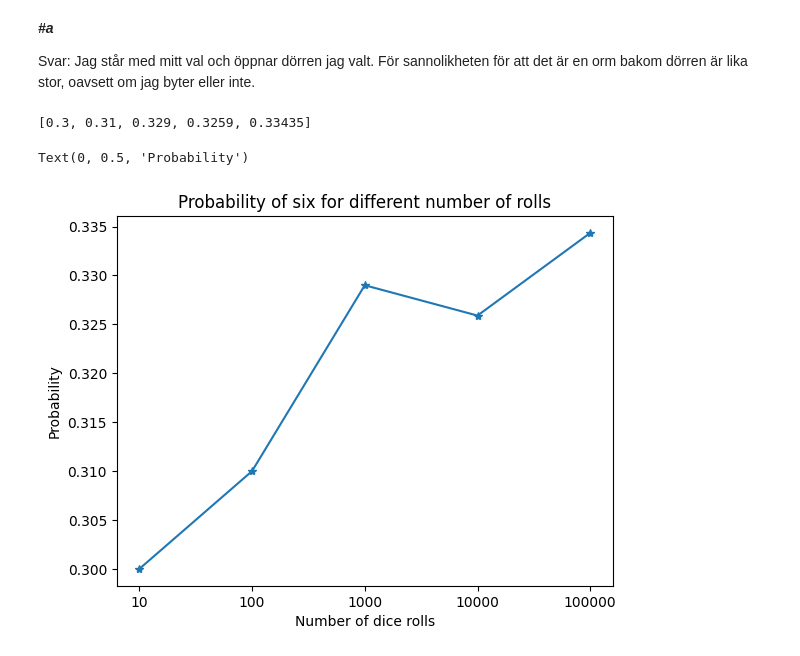
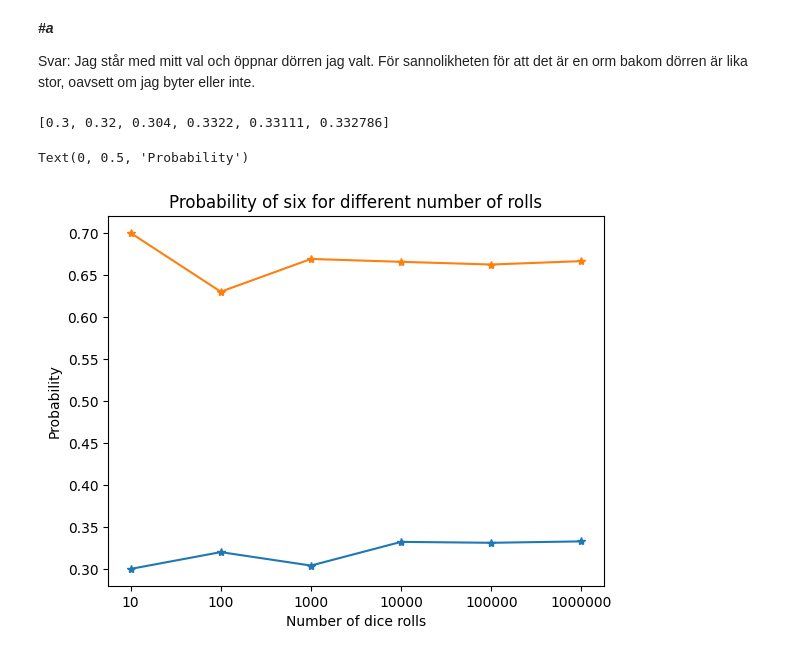
Before and after one commit to HanFredriksson/Python-programing-Hannes-Fredriksson, a Jupyter notebook: Exercises/Exercises-04.ipynb, the cells around one changed output. Drawn from its saved outputs; the diff is of its cells as text; code cells hidden in the pictures.

```diff
--- a/Exercises/Exercises-04.ipynb
+++ b/Exercises/Exercises-04.ipynb
@@ -204,36 +204,38 @@ def sim_switch(n):
 
         doors = [1, 2, 3]
         pick = rnd.choice(doors)
         rabbit = rnd.choice(doors)
 
         for door in doors:
             if door != pick and door != rabbit:
                 doors.remove(door)
                 break
 
 
         pick = doors[0] if doors[0] != pick else doors[1]
 
         if pick == rabbit:
             picked_switch += 1
 
     return picked_switch
 
 #stay = sim_stay(10)
-switch = sim_switch(10)
+switch = []
 stay=[]
-times_picked = (10, 100, 1000, 10000, 100000)
+times_picked = (10, 100, 1000, 10000, 100000, 1000000)
 
 for n in times_picked:
-    stay.append(sim_stay(n) )
+    stay.append(sim_stay(n)/n )
+    switch.append(sim_switch(n)/n)
 
 print(stay)
 plt.plot(stay, '-*')
+plt.plot(switch, '-*')
 plt.title("Probability of six for different number of rolls")
-plt.xticks([0,1,2,3,4], times_picked);
+plt.xticks([0,1,2,3,4,5], times_picked);
 plt.xlabel("Number of dice rolls")
 plt.ylabel("Probability")
 # %% [output]
-[0.3, 0.31, 0.329, 0.3259, 0.33435]
+[0.3, 0.32, 0.304, 0.3322, 0.33111, 0.332786]
 Text(0, 0.5, 'Probability')
-[figure, old version]
+[figure, new version]
```
